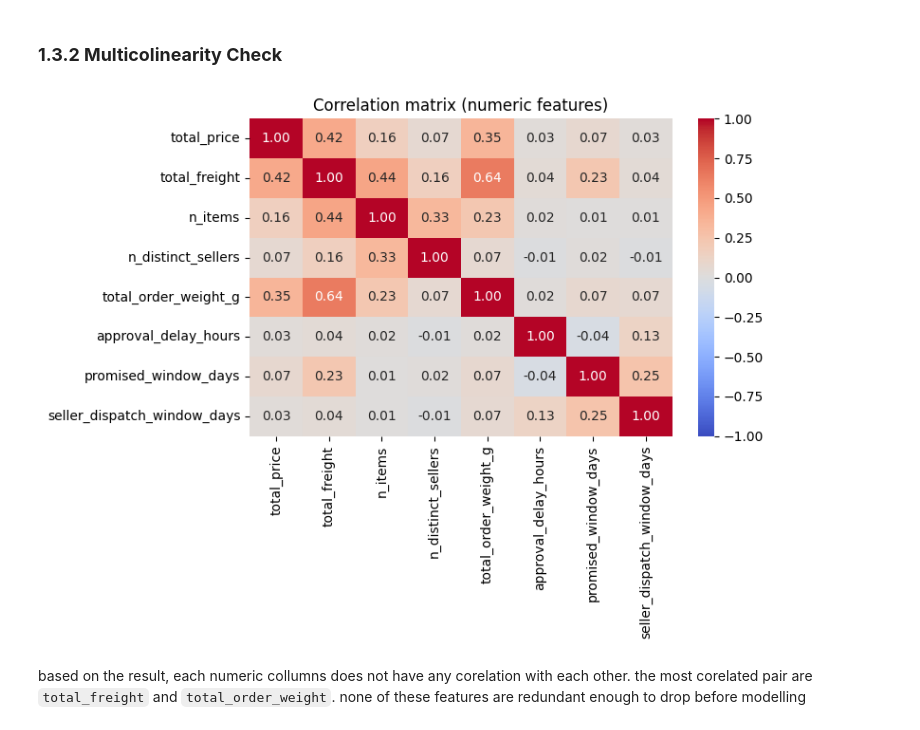
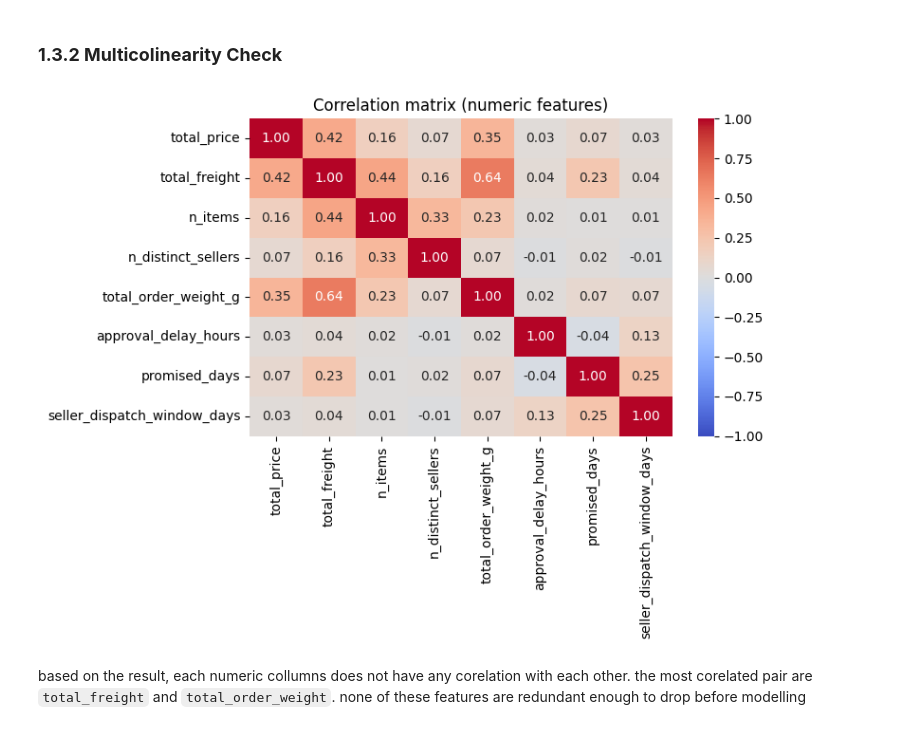
Before and after one commit to ElmarLeonard9/temp_repo_finpro, a Jupyter notebook: notebook/3_Exploratory Data Analysis.ipynb, the cells around one changed output. Saved outputs shown, nothing was run; the diff lists cells and outputs as text; code cells hidden in the pictures.

```diff
--- a/notebook/3_EDA_full_puyeng.ipynb
+++ b/notebook/3_Exploratory Data Analysis.ipynb
@@ -115,7 +115,7 @@ date_feats = df.drop_duplicates('order_id')[[
     'order_estimated_delivery_date','shipping_limit_date']].copy()
 
 date_feats['approval_delay_hours'] = (date_feats['order_approved_at'] - date_feats['order_purchase_timestamp']).dt.total_seconds() / 3600
-date_feats['promised_window_days'] = (date_feats['order_estimated_delivery_date'] - date_feats['order_approved_at']).dt.total_seconds() / 86400
+date_feats['promised_days'] = (date_feats['order_estimated_delivery_date'] - date_feats['order_approved_at']).dt.total_seconds() / 86400
 date_feats['seller_dispatch_window_days'] = (date_feats['shipping_limit_date'] - date_feats['order_purchase_timestamp']).dt.total_seconds() / 86400
 date_feats['purchase_month'] = date_feats['order_purchase_timestamp'].dt.to_period('M').astype(str)
 date_feats['purchase_dow'] = date_feats['order_purchase_timestamp'].dt.day_name()
@@ -1488,17 +1652,17 @@ Within every distance group, a late seller roughly doubles to eight-times the la
 ### **1.3.2 Multicolinearity Check**
 # %%
 numeric_cols = ['total_price', 'total_freight', 'n_items', 'n_distinct_sellers',
-                 'total_order_weight_g', 'approval_delay_hours', 'promised_window_days',
+                 'total_order_weight_g', 'approval_delay_hours', 'promised_days',
                  'seller_dispatch_window_days']
 
 corr = order_analysis_df[numeric_cols].corr()
 
 fig, ax = plt.subplots(figsize=(8,6))
 sns.heatmap(corr, annot=True, fmt='.2f', cmap='coolwarm', center=0, ax=ax, vmin=-1, vmax=1)
 ax.set_title('Correlation matrix (numeric features)')
 plt.tight_layout()
 plt.show()
 # %% [output]
-[figure, old version]
+[figure, new version]
 # %% [markdown]
 based on the result, each numeric collumns does not have any corelation with each other. the most corelated pair are `total_freight` and `total_order_weight`. none of these features are redundant enough to drop before modelling
```
Also changed, not shown: parts of 27 cells of this notebook, 12 other files.
